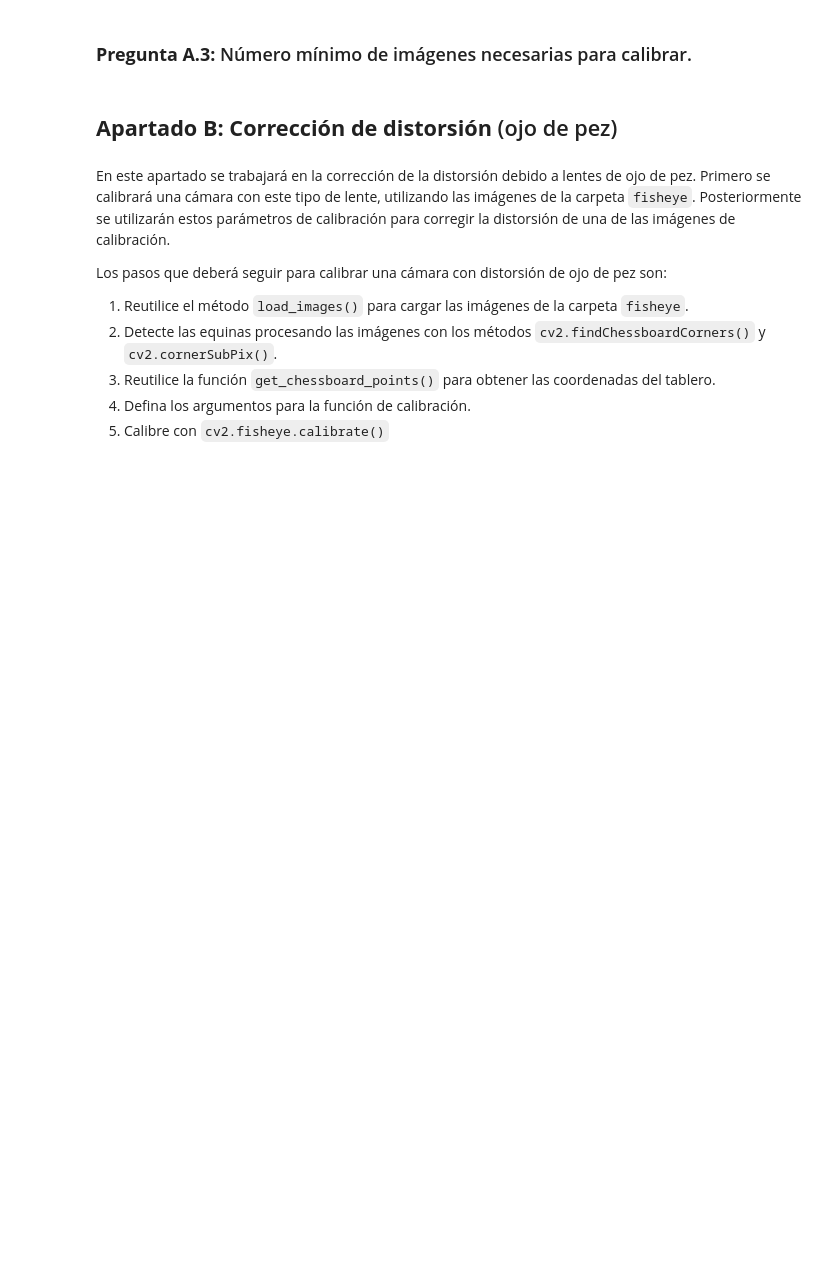
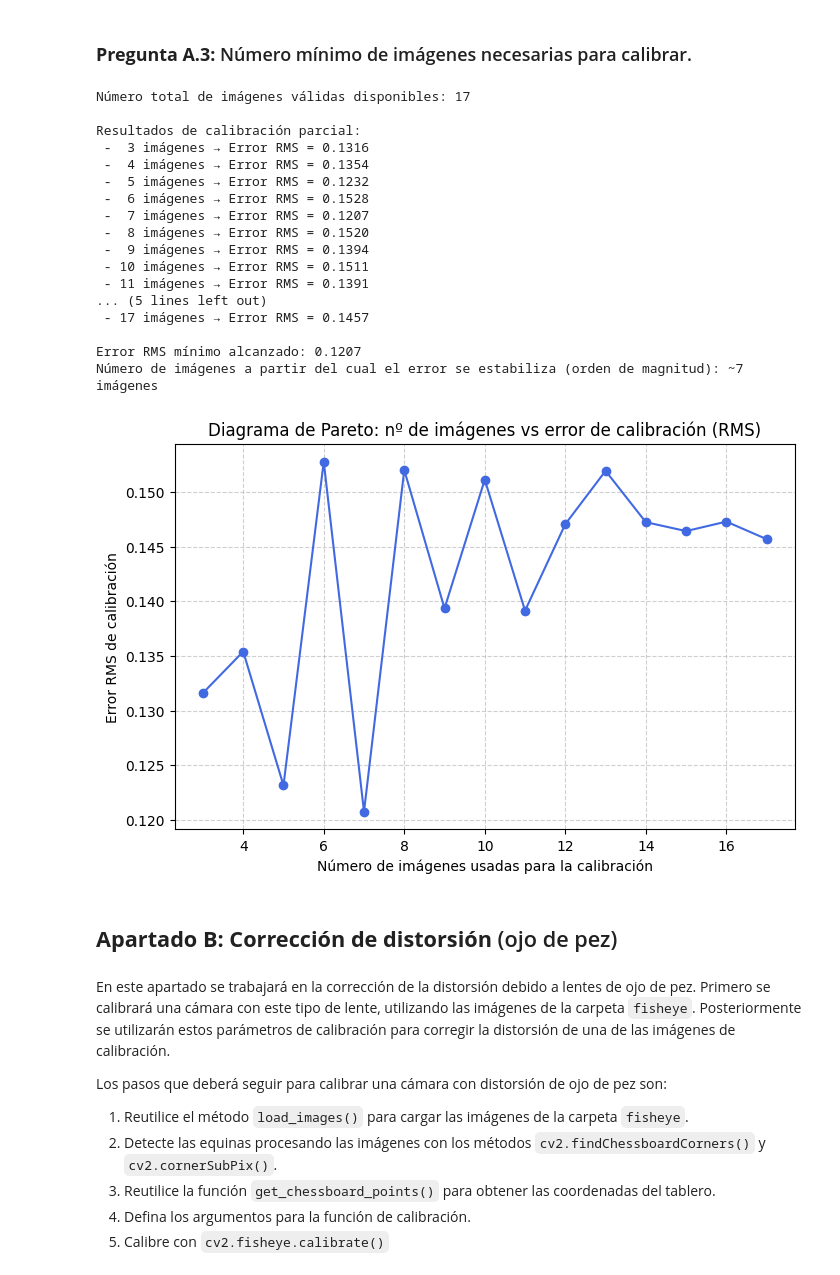
Before and after one commit to beajimeenez/Practicas_Computer_Vision, a Jupyter notebook: Lab_2/Lab_2/src/lab_2.ipynb, the cells around one changed output. Drawn from its saved outputs; the diff is of its cells as text; code cells hidden in the pictures; blank space fills up the shorter version.

```diff
--- a/Lab_2/Lab_2/src/lab_2.ipynb
+++ b/Lab_2/Lab_2/src/lab_2.ipynb
@@ -136,3 +307,67 @@ print("Root mean squared reprojection error:\n", rms)
+# %%
+# TODO Homework
+
+import random
+
+# Aseguramos reproducibilidad
+random.seed(42)
+
+# Comprobamos número total de imágenes válidas
+num_imgs = len(valid_objpoints)
+print(f"Número total de imágenes válidas disponibles: {num_imgs}")
+
+# Guardamos aquí los errores RMS para distintos subconjuntos
+rms_errors = []
+img_counts = range(3, num_imgs + 1)
+
+for n in img_counts:
+    idx = random.sample(range(num_imgs), n)
+    objp_subset = [valid_objpoints[i] for i in idx]
+    imgp_subset = [valid_imgpoints[i] for i in idx]
+
+    rms, _, _, _, _ = cv2.calibrateCamera(objp_subset, imgp_subset, img_size, None, None)
+    rms_errors.append(rms)
+
+# Imprimimos resultados principales
+print("\nResultados de calibración parcial:")
+for n, rms in zip(img_counts, rms_errors):
+    print(f" - {n:2d} imágenes → Error RMS = {rms:.4f}")
+
+# Calculamos el punto de saturación (donde apenas mejora)
+min_rms = min(rms_errors)
+min_idx = rms_errors.index(min_rms)
+optimal_n = list(img_counts)[min_idx]
+
+print("\nError RMS mínimo alcanzado: {:.4f}".format(min_rms))
+print("Número de imágenes a partir del cual el error se estabiliza (orden de magnitud): ~{} imágenes".format(optimal_n))
+
+# Dibujamos el diagrama de Pareto
+plt.figure(figsize=(8,5))
+plt.plot(img_counts, rms_errors, marker='o', linestyle='-', color='royalblue')
+plt.title("Diagrama de Pareto: nº de imágenes vs error de calibración (RMS)")
+plt.xlabel("Número de imágenes usadas para la calibración")
+plt.ylabel("Error RMS de calibración")
+plt.grid(True, linestyle='--', alpha=0.6)
+plt.show()
+# %% [output]
+Número total de imágenes válidas disponibles: 17
+
+Resultados de calibración parcial:
+ -  3 imágenes → Error RMS = 0.1316
+ -  4 imágenes → Error RMS = 0.1354
+ -  5 imágenes → Error RMS = 0.1232
+ -  6 imágenes → Error RMS = 0.1528
+ -  7 imágenes → Error RMS = 0.1207
+ -  8 imágenes → Error RMS = 0.1520
+ -  9 imágenes → Error RMS = 0.1394
+ - 10 imágenes → Error RMS = 0.1511
+ - 11 imágenes → Error RMS = 0.1391
+... (5 lines left out)
+ - 17 imágenes → Error RMS = 0.1457
+
+Error RMS mínimo alcanzado: 0.1207
+Número de imágenes a partir del cual el error se estabiliza (orden de magnitud): ~7 imágenes
+[figure, added]
 # %% [markdown]
 ## **Apartado B: Corrección de distorsión** (ojo de pez)
 # %% [markdown]
```
Also changed, not shown: parts of 15 cells of this notebook, 54 other files.
